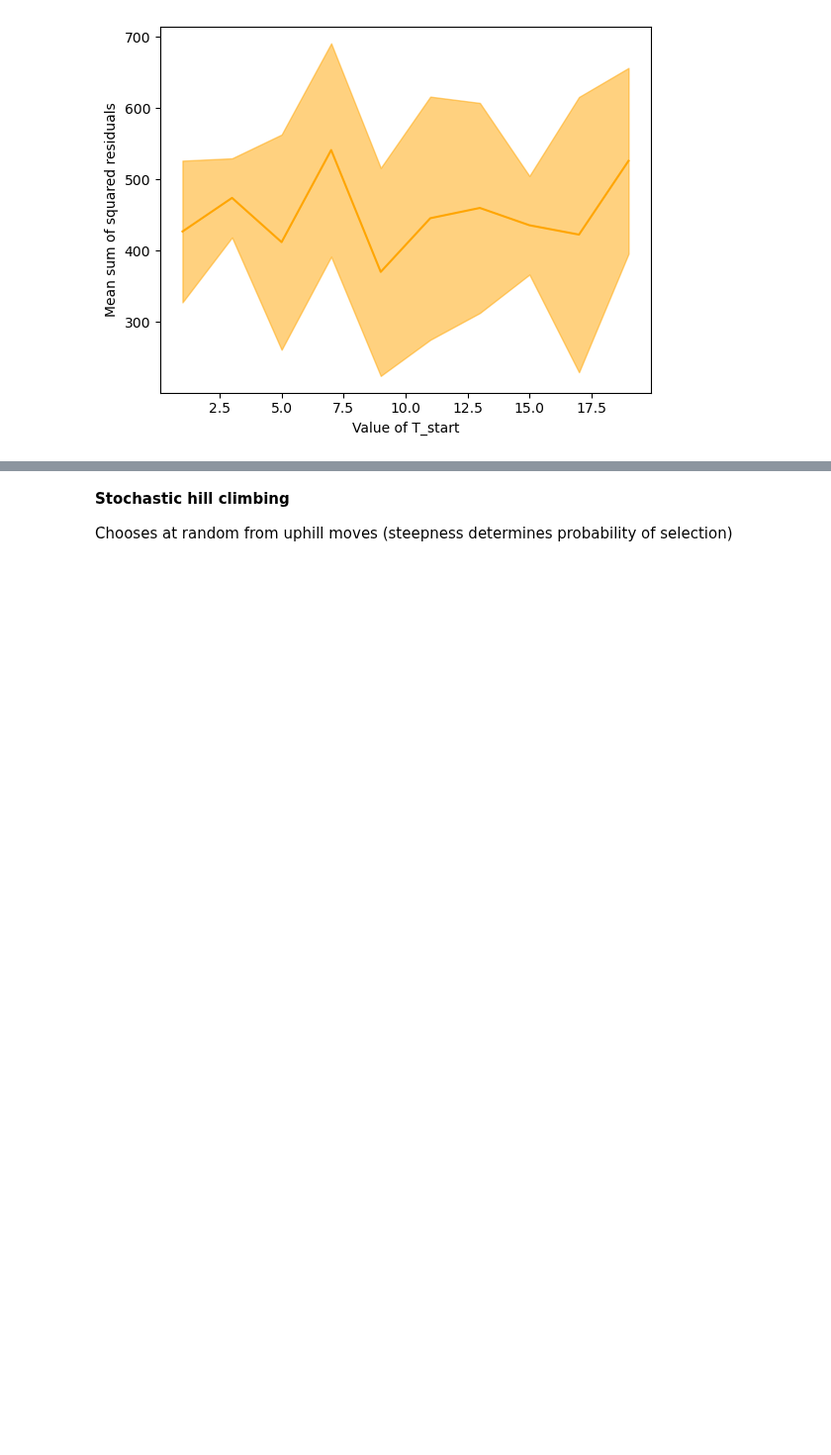
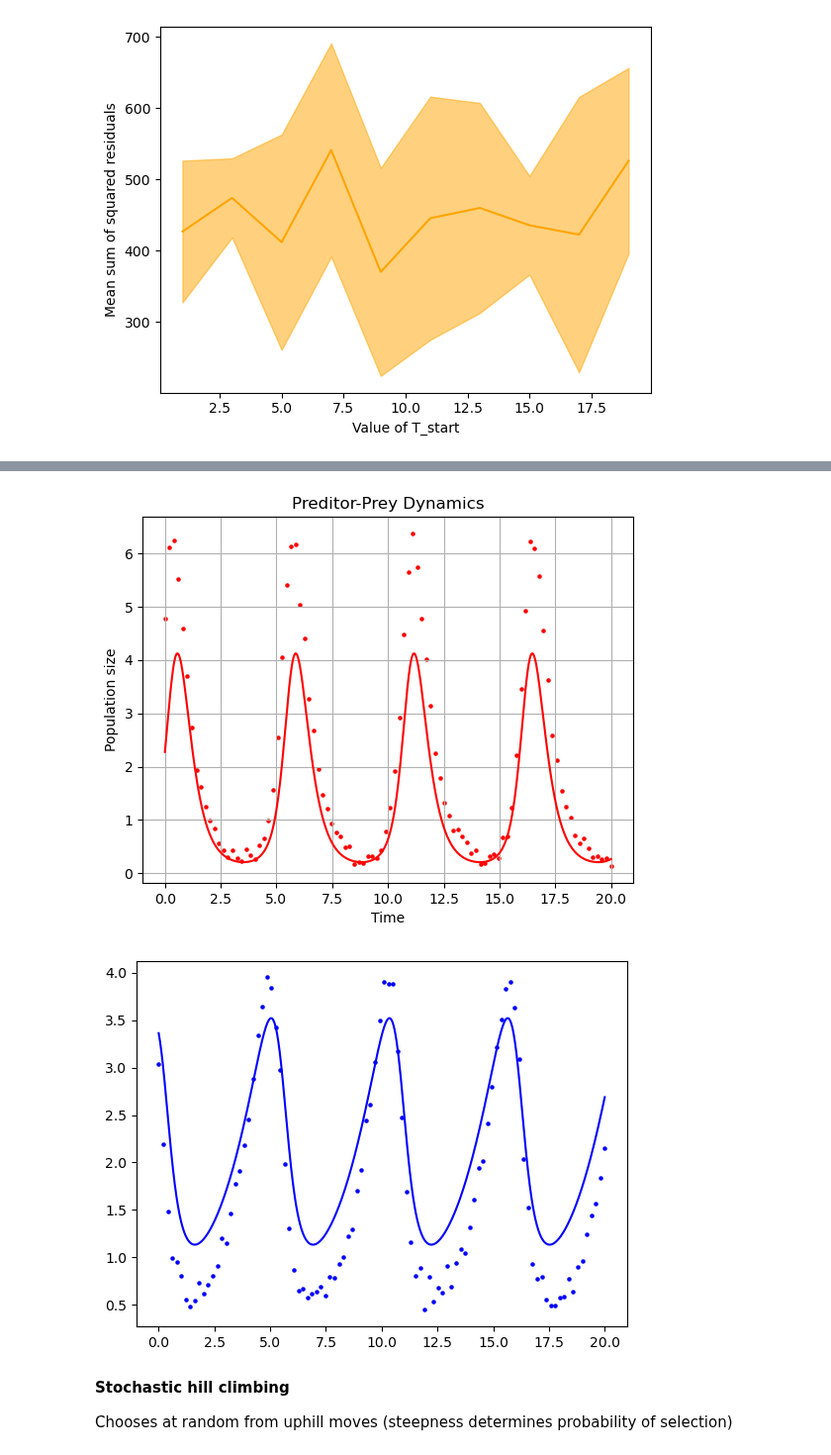
Before and after one commit to estherlb/stochastic_3, a Jupyter notebook: Reverse-Engineering Predator-Prey System/simulated_annealing.ipynb, the cells around one changed output, grey strips where cells are left out. Shown at 99% size. Cells and saved outputs as stored; diff of their text form; code cells hidden in the pictures; blank space fills up the shorter version.

```diff
--- a/Reverse-Engineering Predator-Prey System/simulated_annealing.ipynb
+++ b/Reverse-Engineering Predator-Prey System/simulated_annealing.ipynb
@@ -68,7 +68,7 @@ def loss_function_res(params, data):
         loss += res
     return loss
 # %%
-def simulated_annealing(init_guess, n_iterations, std, min_function, T_start, a, b, data):
+def simulated_annealing(init_guess, n_iterations, step, min_function, T_start, a, b, data):
     """"
     Performs simulated annealing to find global optimal values.
     init_guess = initial guess (array of real numbers, indicating alpha, beta, delta, gamma, x0 and y0)
@@ -87,7 +87,7 @@ def simulated_annealing(init_guess, n_iterations, std, min_function, T_start, a,
 
     for n in range(n_iterations):
         # create a new solution
-        new_sol = prev_sol + np.random.normal(0, std, size=len(prev_sol))
+        new_sol = prev_sol + np.random.normal(0, step, size=len(prev_sol))
 
         # determine whether new_sol is accepted
         u = np.random.uniform()
@@ -309,3 +327,33 @@ plt.show()
+# %%
+# Plot the best solution
+
+alpha = best_sol_total[0]
+beta = best_sol_total[1]
+delta = best_sol_total[2]
+gamma = best_sol_total[3]
+best_sol_total
+y0 = [best_sol_total[4],best_sol_total[5]]
+t = np.linspace(t[0], t[-1], 1000)
+
+output = odeint(lotka_volterra, y0, t, args=(alpha, beta, delta, gamma))
+
+plt.title("Preditor-Prey Dynamics")
+plt.ylabel("Population size")
+plt.xlabel("Time")
+plt.grid()
+
+plt.plot(t,output[:,0], color="r")
+plt.scatter(df["t"], df["x"], color = 'r', s = 5, label = 'x (prey)')
+
+plt.show()
+
+plt.plot(t,output[:,1], color="b")
+plt.scatter(df["t"], df["y"], color = 'b', s = 5, label = 'x (predator)')
+
+plt.show()
+# %% [output]
+[figure, added]
+[figure, added]
 # %% [markdown]
 **Stochastic hill climbing**
 
```
Also changed, not shown: parts of 7 cells of this notebook.
